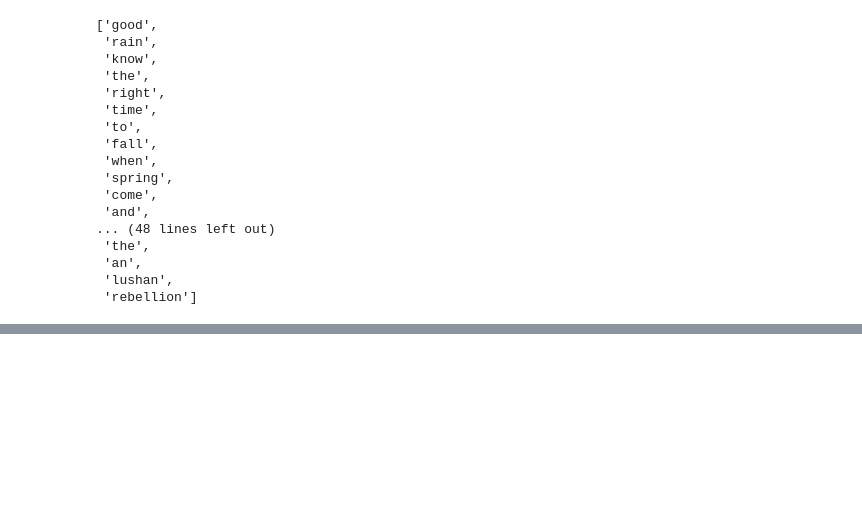
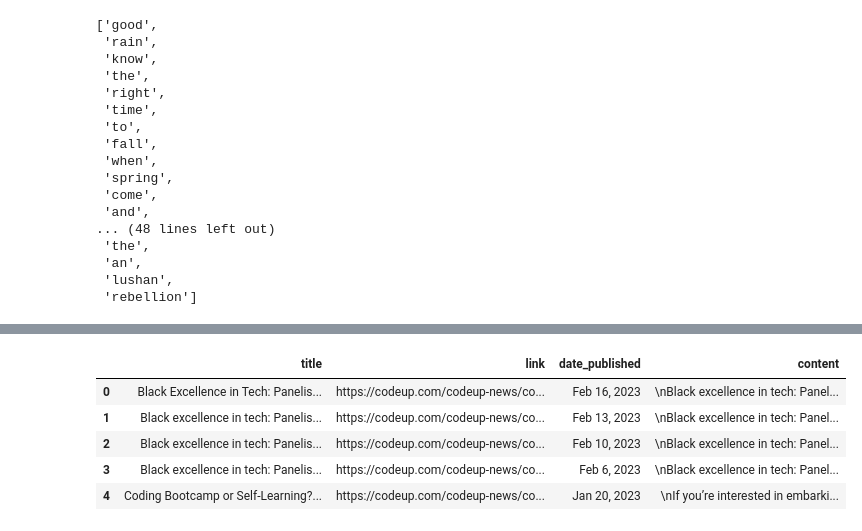
Before and after one commit to MagdalenaRahn/nlp-natural-language-processing, a Jupyter notebook: nlp-data_prep_exercises_28FEB23pm.ipynb, the cells around one changed output, grey strips where cells are left out. Drawn from its saved outputs; the diff is of its cells as text; code cells hidden in the pictures; blank space fills up the shorter version.

```diff
--- a/nlp-data_prep_exercises_28FEB23pm.ipynb
+++ b/nlp-data_prep_exercises_28FEB23pm.ipynb
@@ -271,0 +457,5 @@ lemmatize(stems)
+# %%
+# using the function
+
+links_list = a.access_codeup_blog()
+links_list
@@ -271,0 +473,13 @@ lemmatize(stems)
+# %%
+# turn into DF
+
+codeup_df = pd.DataFrame(blog_list)
+
+codeup_df.head()
+# %% [output]
+|  | title | link | date_published | content |
+| 0 | Black Excellence in Tech: Panelis... | https://codeup.com/codeup-news/co... | Feb 16, 2023 | \nBlack excellence in tech: Panel... |
+| 1 | Black excellence in tech: Panelis... | https://codeup.com/codeup-news/co... | Feb 13, 2023 | \nBlack excellence in tech: Panel... |
+| 2 | Black excellence in tech: Panelis... | https://codeup.com/codeup-news/co... | Feb 10, 2023 | \nBlack excellence in tech: Panel... |
+| 3 | Black excellence in tech: Panelis... | https://codeup.com/codeup-news/co... | Feb 6, 2023 | \nBlack excellence in tech: Panel... |
+| 4 | Coding Bootcamp or Self-Learning?... | https://codeup.com/codeup-news/co... | Jan 20, 2023 | \nIf you’re interested in embarki... |
```
Also changed, not shown: parts of 40 cells of this notebook, 4 other files.
